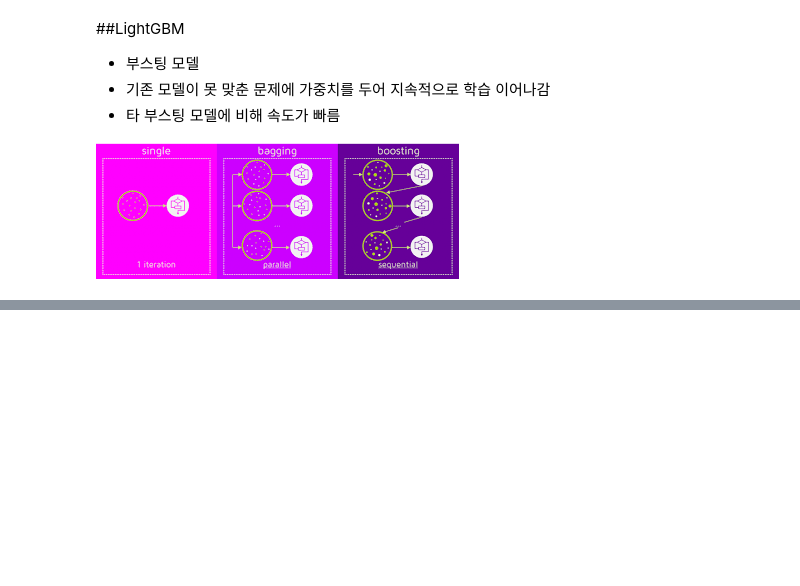
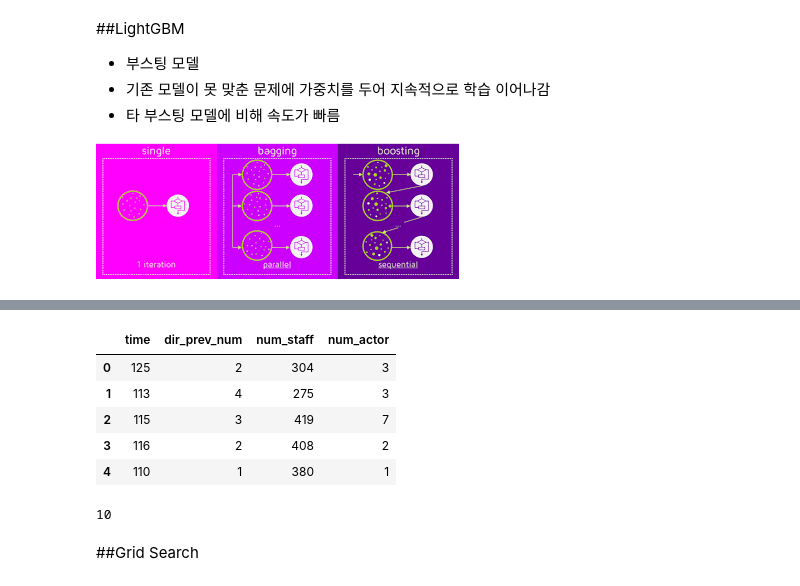
Before and after one commit to yejin-park/MachineLearning, a Jupyter notebook: D_영화_관객수_예측_모델_개발.ipynb, the cells around one changed output, grey strips where cells are left out. Cells and saved outputs as stored; diff of their text form; code cells hidden in the pictures; blank space fills up the shorter version.

```diff
--- a/D_영화_관객수_예측_모델_개발.ipynb
+++ b/D_영화_관객수_예측_모델_개발.ipynb
@@ -289,0 +435,4 @@ X_train, X_test, y_train = train[features], test[features], train[target]
+# %%
+from sklearn import preprocessing
+le = preprocessing.LabelEncoder()
+train['genre'] = le.fit_transform(train['genre'])
@@ -289,0 +469,4 @@ X_train, X_test, y_train = train[features], test[features], train[target]
+# %%
+#train.genre 와 동일하게 test.genre도 적용
+#??? train의 경우 le.fit_transform  무슨 차이???
+test['genre'] = le.transform(test['genre'])
@@ -289,0 +475,2 @@ X_train, X_test, y_train = train[features], test[features], train[target]
+# %%
+X_train, X_test, y_train = train[features], test[features], train[target]
@@ -289,0 +511,16 @@ X_train, X_test, y_train = train[features], test[features], train[target]
+# %%
+X_test.head()
+# %% [output]
+|  | time | dir_prev_num | num_staff | num_actor |
+| 0 | 125 | 2 | 304 | 3 |
+| 1 | 113 | 4 | 275 | 3 |
+| 2 | 115 | 3 | 419 | 7 |
+| 3 | 116 | 2 | 408 | 2 |
+| 4 | 110 | 1 | 380 | 1 |
+# %%
+prds = []
+for model in models:
+  preds.append(model.predict(X_test))
+len(preds)
+# %% [output]
+10
@@ -289,0 +532,2 @@ X_train, X_test, y_train = train[features], test[features], train[target]
+# %% [markdown]
+##Grid Search
```
Also changed, not shown: parts of 27 cells of this notebook.
